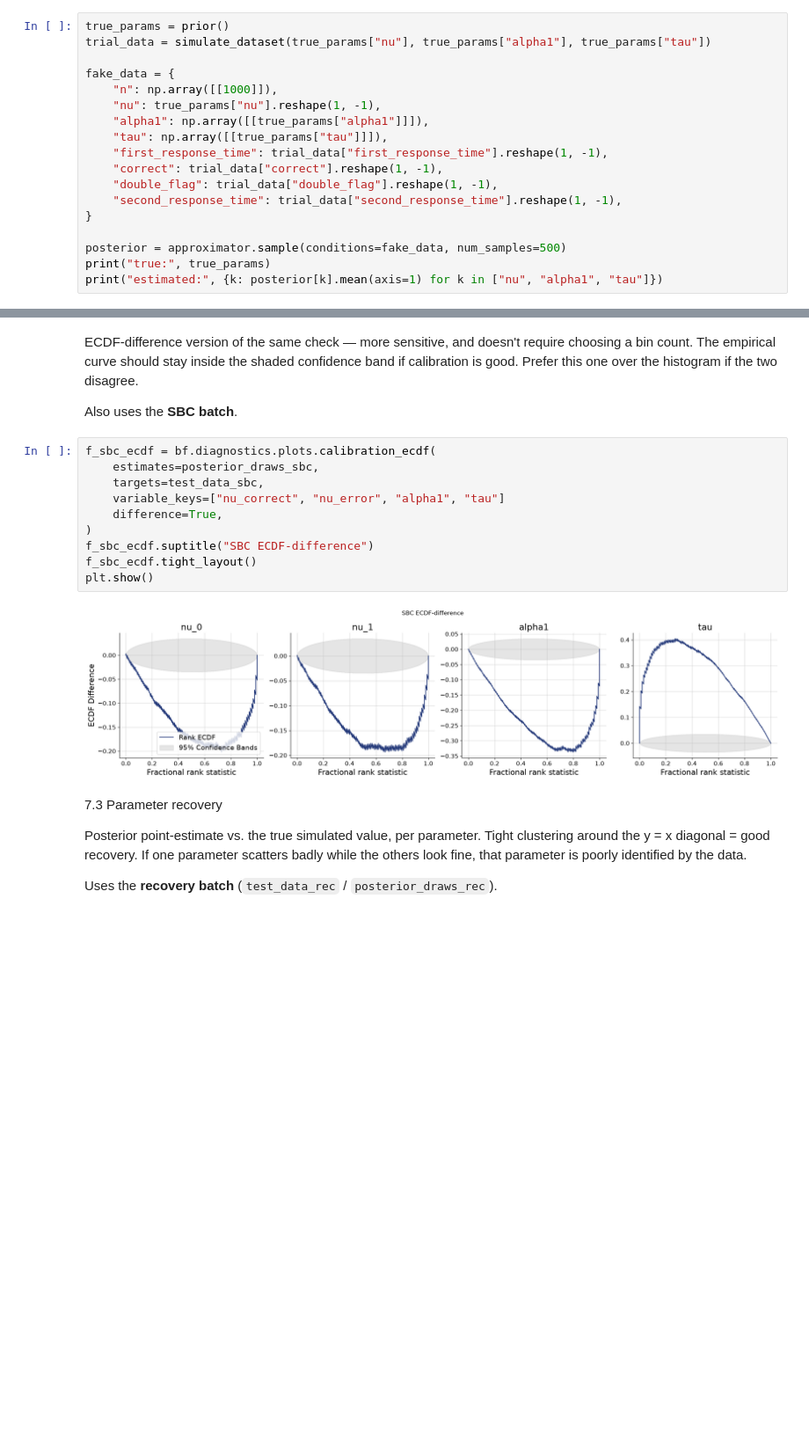
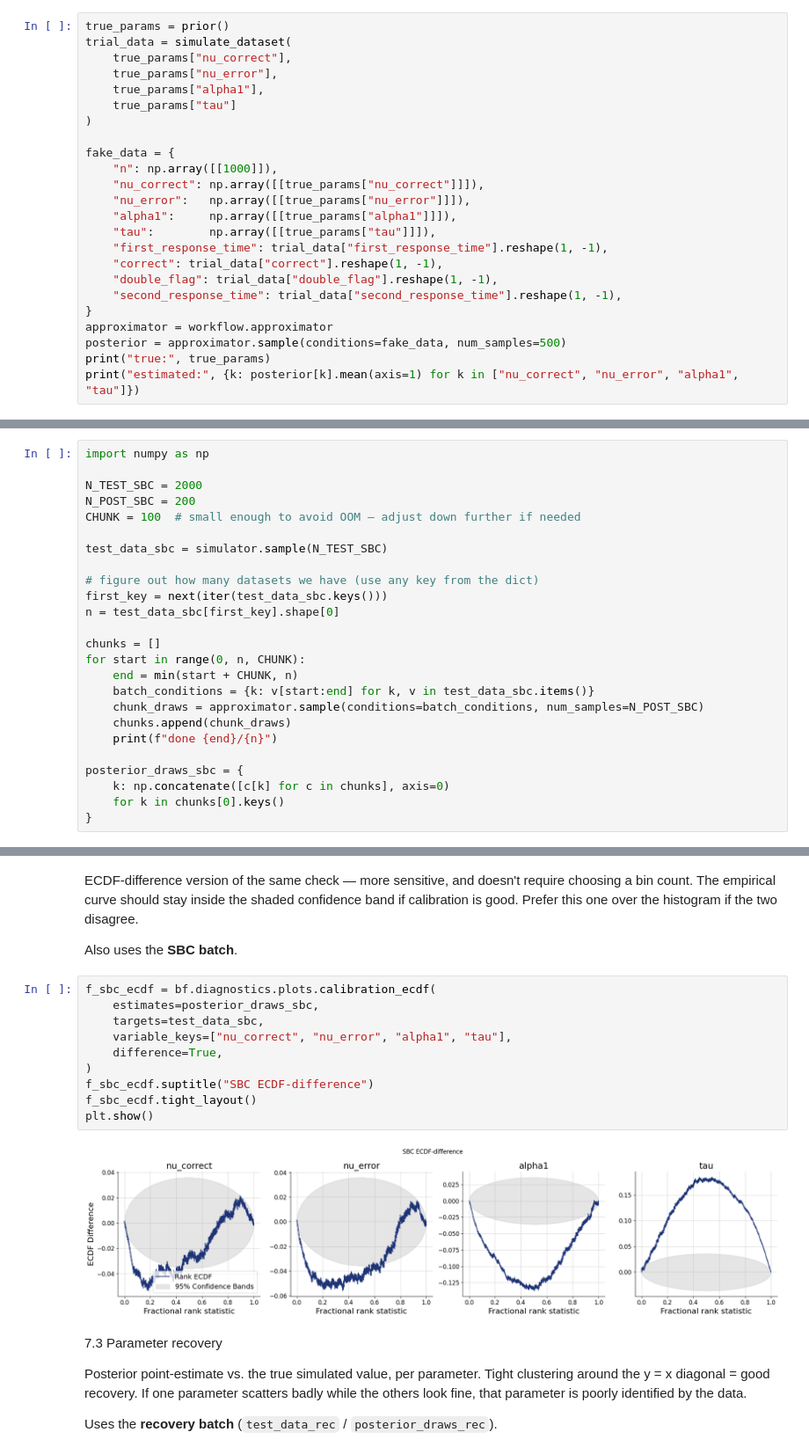
Before and after one commit to siddhantmishra-4098/ABDA, a Jupyter notebook: full_project.ipynb, the cells around one changed output, grey strips where cells are left out. Shown at 88% size. Cells and saved outputs as stored; diff of their text form; blank space fills up the shorter version.

```diff
--- a/full_project.ipynb
+++ b/full_project.ipynb
@@ -253,20 +257,26 @@ plt.show()
 ## 6. Parameter Recovery Check
 # %%
 true_params = prior()
-trial_data = simulate_dataset(true_params["nu"], true_params["alpha1"], true_params["tau"])
+trial_data = simulate_dataset(
+    true_params["nu_correct"],
+    true_params["nu_error"],
+    true_params["alpha1"],
+    true_params["tau"]
+)
 
 fake_data = {
     "n": np.array([[1000]]),
-    "nu": true_params["nu"].reshape(1, -1),
-    "alpha1": np.array([[true_params["alpha1"]]]),
-    "tau": np.array([[true_params["tau"]]]),
+    "nu_correct": np.array([[true_params["nu_correct"]]]),
+    "nu_error":   np.array([[true_params["nu_error"]]]),
+    "alpha1":     np.array([[true_params["alpha1"]]]),
+    "tau":        np.array([[true_params["tau"]]]),
     "first_response_time": trial_data["first_response_time"].reshape(1, -1),
     "correct": trial_data["correct"].reshape(1, -1),
     "double_flag": trial_data["double_flag"].reshape(1, -1),
     "second_response_time": trial_data["second_response_time"].reshape(1, -1),
 }
-
+approximator = workflow.approximator
 posterior = approximator.sample(conditions=fake_data, num_samples=500)
 print("true:", true_params)
-print("estimated:", {k: posterior[k].mean(axis=1) for k in ["nu", "alpha1", "tau"]})
+print("estimated:", {k: posterior[k].mean(axis=1) for k in ["nu_correct", "nu_error", "alpha1", "tau"]})
 # %% [output]
@@ -297,0 +294,25 @@ posterior_draws_rec = approximator.sample(conditions=test_data_rec, num_samples=
+# %%
+import numpy as np
+
+N_TEST_SBC = 2000
+N_POST_SBC = 200
+CHUNK = 100  # small enough to avoid OOM — adjust down further if needed
+
+test_data_sbc = simulator.sample(N_TEST_SBC)
+
+# figure out how many datasets we have (use any key from the dict)
+first_key = next(iter(test_data_sbc.keys()))
+n = test_data_sbc[first_key].shape[0]
+
+chunks = []
+for start in range(0, n, CHUNK):
+    end = min(start + CHUNK, n)
+    batch_conditions = {k: v[start:end] for k, v in test_data_sbc.items()}
+    chunk_draws = approximator.sample(conditions=batch_conditions, num_samples=N_POST_SBC)
+    chunks.append(chunk_draws)
+    print(f"done {end}/{n}")
+
+posterior_draws_sbc = {
+    k: np.concatenate([c[k] for c in chunks], axis=0)
+    for k in chunks[0].keys()
+}
@@ -320,15 +362,15 @@ Also uses the **SBC batch**.
 # %%
 f_sbc_ecdf = bf.diagnostics.plots.calibration_ecdf(
     estimates=posterior_draws_sbc,
     targets=test_data_sbc,
-    variable_keys=["nu_correct", "nu_error", "alpha1", "tau"]
+    variable_keys=["nu_correct", "nu_error", "alpha1", "tau"],
     difference=True,
 )
 f_sbc_ecdf.suptitle("SBC ECDF-difference")
 f_sbc_ecdf.tight_layout()
 plt.show()
 # %% [output]
-[figure, old version]
+[figure, new version]
 # %% [markdown]
 7.3 Parameter recovery
 
```
Also changed, not shown: parts of 9 cells of this notebook.
